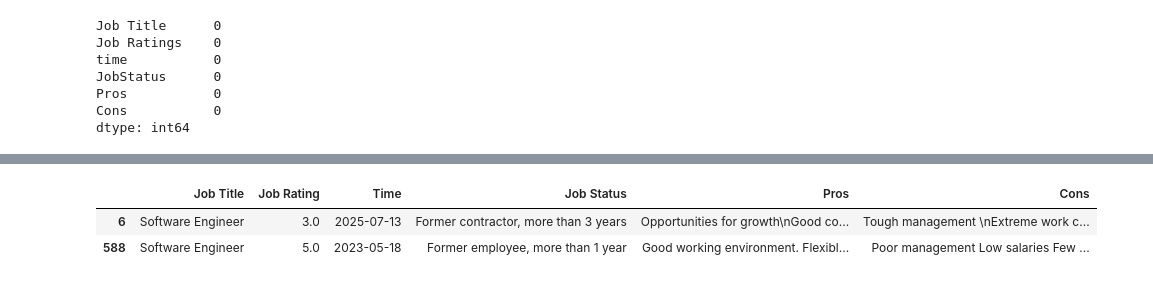
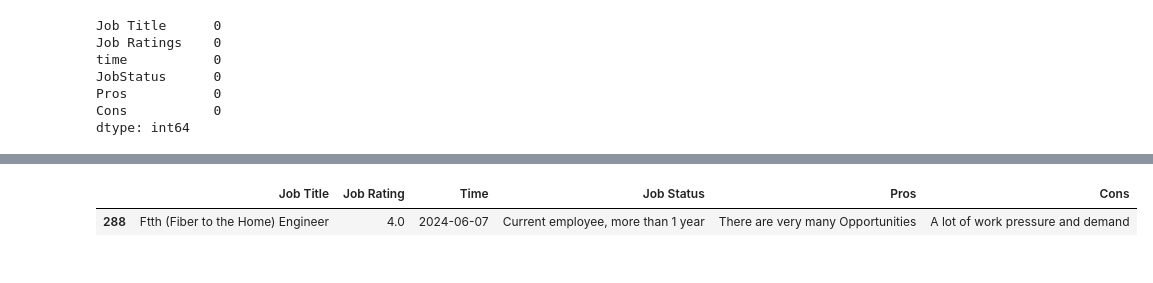
Before and after one commit to Brian342/JupyterAI, a Jupyter notebook: Review cleaning/SafaricomReviews.ipynb, the cells around one changed output, grey strips where cells are left out. Saved outputs shown, nothing was run; the diff lists cells and outputs as text; code cells hidden in the pictures.

```diff
--- a/Review cleaning/SafaricomReviews.ipynb
+++ b/Review cleaning/SafaricomReviews.ipynb
@@ -188,3 +188,3 @@ array(['Brand ambassador', 'Senior mobile developer', 'Project manager',
 # %%
 # rename detail
-SafRev["Job Title"].replace({"Software qa engineer":"Software Engineer"}, inplace=True)
+SafRev["Job Title"].replace({"Ftth Engineer":"Ftth (Fiber to the Home) Engineer"}, inplace=True)
@@ -191,8 +198,7 @@ SafRev["Job Title"].replace({"Software qa engineer":"Software Engineer"}, inplac
 # %%
 # locating value on the dataset
-SafRev[SafRev["Job Title"]=="Software Engineer"]
+SafRev[SafRev["Job Title"]=="Ftth (Fiber to the Home) Engineer"]
 # %% [output]
 |  | Job Title | Job Rating | Time | Job Status | Pros | Cons |
-| 6 | Software Engineer | 3.0 | 2025-07-13 | Former contractor, more than 3 years | Opportunities for growth\nGood co... | Tough management \nExtreme work c... |
-| 588 | Software Engineer | 5.0 | 2023-05-18 | Former employee, more than 1 year | Good working environment. Flexibl... | Poor management Low salaries Few ... |
+| 288 | Ftth (Fiber to the Home) Engineer | 4.0 | 2024-06-07 | Current employee, more than 1 year | There are very many Opportunities | A lot of work pressure and demand |
 # %%
```
Also changed, not shown: parts of 4 cells of this notebook.
